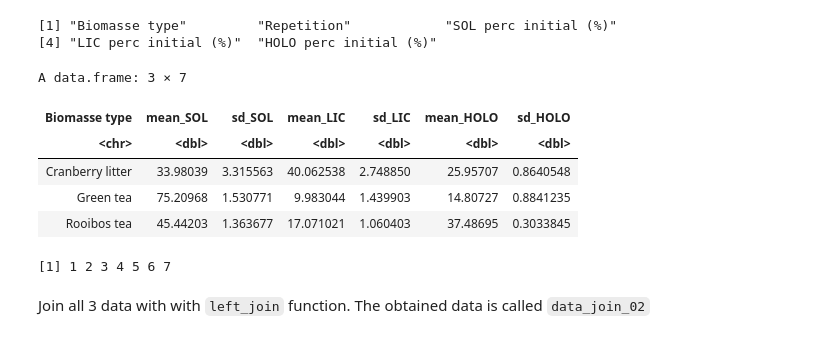
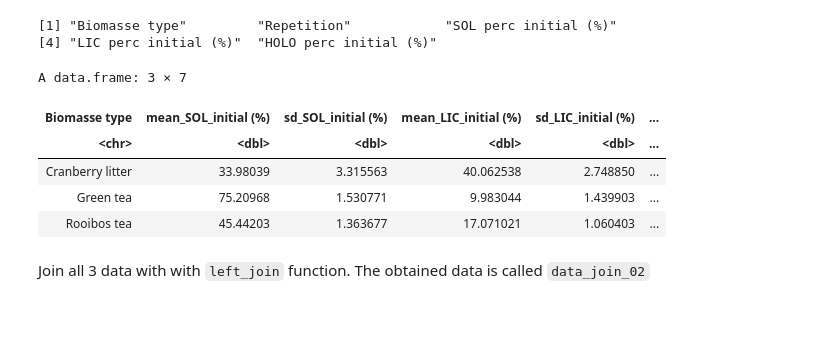
Before and after one commit to DosouYovoW/TeaBag_Projet, a Jupyter notebook: stats.ipynb, the cells around one changed output. Saved outputs shown, nothing was run; the diff lists cells and outputs as text; code cells hidden in the pictures.

```diff
--- a/stats.ipynb
+++ b/stats.ipynb
@@ -1067,33 +1057,26 @@ cols(
 [4] "LIC perc initial (%)"  "HOLO perc initial (%)"
 # %%
 Biochemical_meanSD <- ddply(data_fiber_initial2, ~ `Biomasse type`,
-      summarise, mean_SOL = mean(`SOL perc initial (%)`, na.rm = TRUE),
-                            sd_SOL = sd(`SOL perc initial (%)`, na.rm = TRUE),
-                            mean_LIC = mean(`LIC perc initial (%)`, na.rm = TRUE),
-                            sd_LIC = sd(`LIC perc initial (%)`, na.rm = TRUE),
-                            mean_HOLO = mean(`HOLO perc initial (%)`, na.rm = TRUE),
-                            sd_HOLO = sd(`HOLO perc initial (%)`, na.rm = TRUE))
+      summarise, `mean_SOL_initial (%)` = mean(`SOL perc initial (%)`, na.rm = TRUE),
+                            `sd_SOL_initial (%)` = sd(`SOL perc initial (%)`, na.rm = TRUE),
+                            `mean_LIC_initial (%)` = mean(`LIC perc initial (%)`, na.rm = TRUE),
+                            `sd_LIC_initial (%)` = sd(`LIC perc initial (%)`, na.rm = TRUE),
+                            `mean_HOLO_initial (%)` = mean(`HOLO perc initial (%)`, na.rm = TRUE),
+                            `sd_HOLO_initial (%)` = sd(`HOLO perc initial (%)`, na.rm = TRUE))
 Biochemical_meanSD
 
-data_fiber_initial <- data_biochemical %>%
-rename(`Biomass type` = `Biomasse.type`,
-      `SOL perc initial (%)` = `SOL.perc.initial.....Mean`,
-      `LIC perc initial (%)` = `LIC.perc.initial.....Mean`,
-      `HOLO perc initial (%)` = `HOLO.perc.initial.....Mean`) %>%
-select(`Biomass type`, `SOL perc initial (%)`, `LIC perc initial (%)`, `HOLO perc initial (%)`)
+data_fiber_initial <- Biochemical_meanSD %>%
+rename(`Biomass type` = `Biomasse type`)
 # %% [output]
 A data.frame: 3 × 7
-| Biomasse type | mean_SOL | sd_SOL | mean_LIC | sd_LIC | mean_HOLO | sd_HOLO |
-| <chr> | <dbl> | <dbl> | <dbl> | <dbl> | <dbl> | <dbl> |
-| Cranberry litter | 33.98039 | 3.315563 | 40.062538 | 2.748850 | 25.95707 | 0.8640548 |
-| Green tea | 75.20968 | 1.530771 | 9.983044 | 1.439903 | 14.80727 | 0.8841235 |
-| Rooibos tea | 45.44203 | 1.363677 | 17.071021 | 1.060403 | 37.48695 | 0.3033845 |
+| Biomasse type | mean_SOL_initial (%) | sd_SOL_initial (%) | mean_LIC_initial (%) | sd_LIC_initial (%) | ... |
+| <chr> | <dbl> | <dbl> | <dbl> | <dbl> | ... |
+| Cranberry litter | 33.98039 | 3.315563 | 40.062538 | 2.748850 | ... |
+| Green tea | 75.20968 | 1.530771 | 9.983044 | 1.439903 | ... |
+| Rooibos tea | 45.44203 | 1.363677 | 17.071021 | 1.060403 | ... |
 # %%
 data_subset <- subset(data,  (`Sampling period (3 weeks)`> 0 & `Sampling period (3 weeks)`<= 7 & (`Biomass type`== "Cranberry litter" |
 `Biomass type` == "Green tea"| `Biomass type` == "Rooibos tea")))
-unique(data_subset$`Sampling period (3 weeks)`)
-# %% [output]
-[1] 1 2 3 4 5 6 7
 # %% [markdown]
 Join all 3 data with with `left_join` function. The obtained data is called `data_join_02`
 # %%
```
Also changed, not shown: parts of 23 cells of this notebook, 2 other files.
